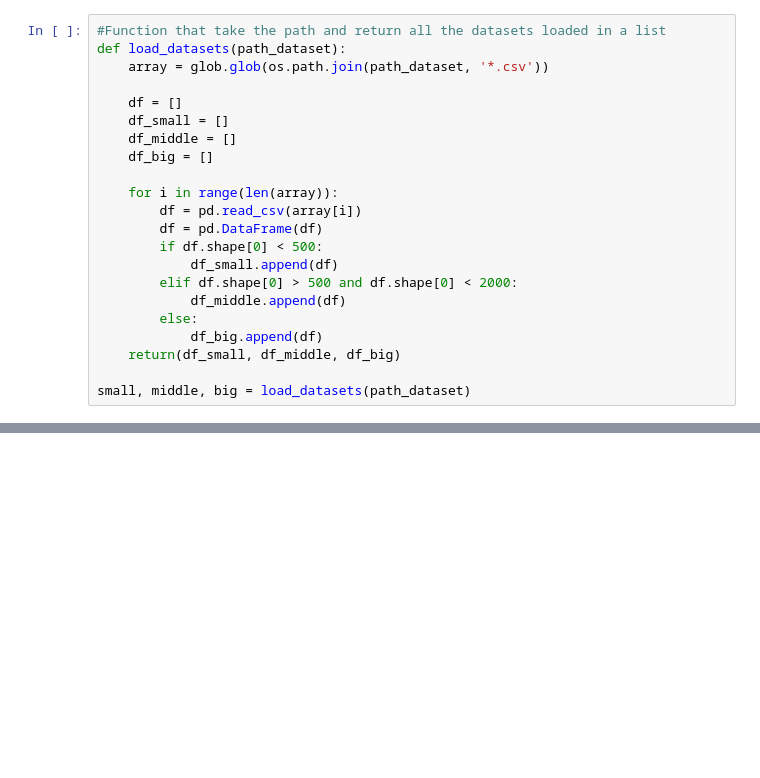
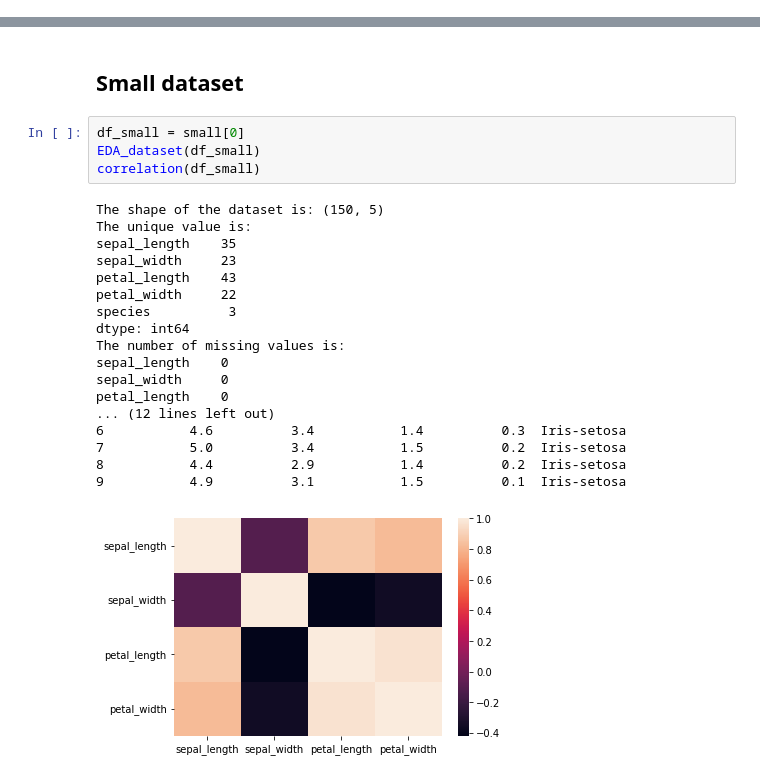
Before and after one commit to EjbejaranosAI/SEL, a Jupyter notebook: 1.RISE/EDA.ipynb, the cells around one changed output, grey strips where cells are left out. Saved outputs shown, nothing was run; the diff lists cells and outputs as text; blank space fills up the shorter version.

Commit message:
EDA Finished for all the datasets

```diff
--- a/1.RISE/EDA.ipynb
+++ b/1.RISE/EDA.ipynb
@@ -20,22 +13,0 @@ print(dataset_names)
-# %%
-#Function that take the path and return all the datasets loaded in a list
-def load_datasets(path_dataset):
-    array = glob.glob(os.path.join(path_dataset, '*.csv'))
-
-    df = []
-    df_small = []
-    df_middle = []
-    df_big = []
-
-    for i in range(len(array)):
-        df = pd.read_csv(array[i])
-        df = pd.DataFrame(df)
-        if df.shape[0] < 500:
-            df_small.append(df)
-        elif df.shape[0] > 500 and df.shape[0] < 2000:
-            df_middle.append(df)
-        else:
-            df_big.append(df)
-    return(df_small, df_middle, df_big)
-
-small, middle, big = load_datasets(path_dataset)
@@ -65,0 +37,25 @@ df_frame = pd.DataFrame(df)
+# %% [markdown]
+## Small dataset
+# %%
+df_small = small[0]
+EDA_dataset(df_small)
+correlation(df_small)
+# %% [output]
+The shape of the dataset is: (150, 5)
+The unique value is:
+sepal_length    35
+sepal_width     23
+petal_length    43
+petal_width     22
+species          3
+dtype: int64
+The number of missing values is:
+sepal_length    0
+sepal_width     0
+petal_length    0
+... (12 lines left out)
+6           4.6          3.4           1.4          0.3  Iris-setosa
+7           5.0          3.4           1.5          0.2  Iris-setosa
+8           4.4          2.9           1.4          0.2  Iris-setosa
+9           4.9          3.1           1.5          0.1  Iris-setosa
+[figure, added]
```
Also changed, not shown: parts of 19 cells of this notebook, 27 other files.
